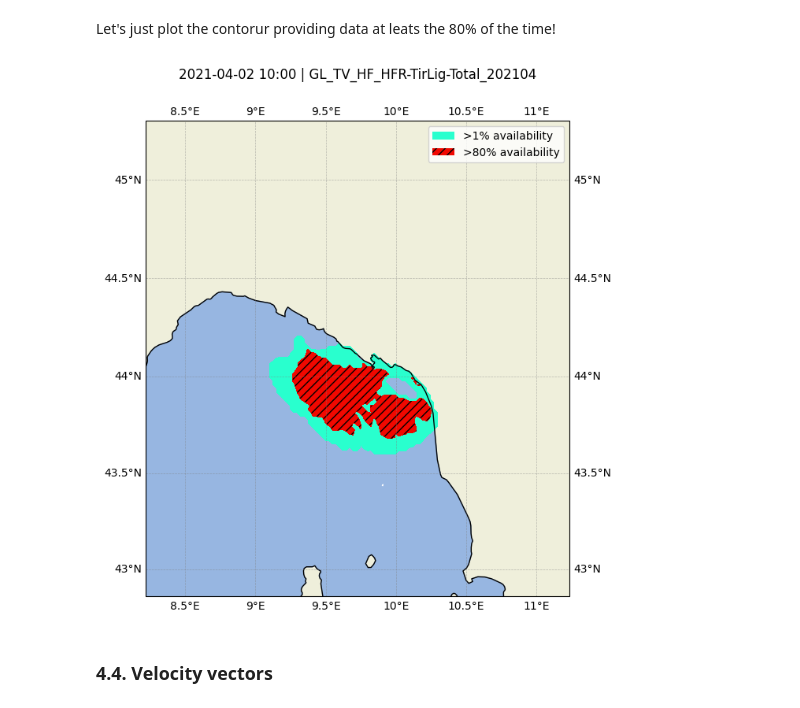
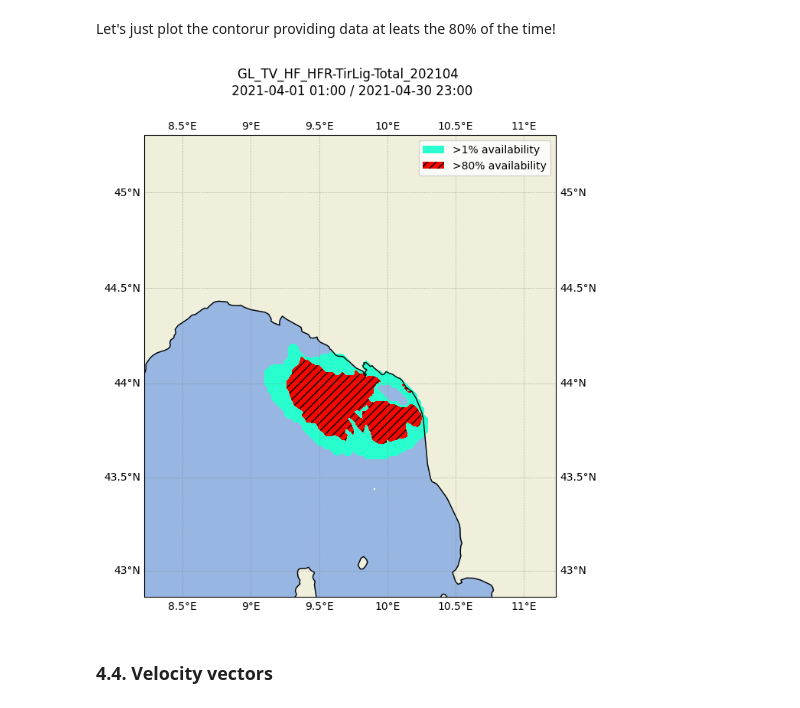
Before and after one commit to CopernicusMarineInsitu/2021-sicomar-summer-school, a Jupyter notebook: visualizing-hfradar-data.ipynb, the cells around one changed output. Cells and saved outputs as stored; diff of their text form; code cells hidden in the pictures.

```diff
--- a/visualizing-hfradar-data.ipynb
+++ b/visualizing-hfradar-data.ipynb
@@ -447,24 +448,25 @@ minima = 80
 # %%
 plt.figure(num=None, figsize=(8, 8), dpi=100, facecolor='w', edgecolor='k')
 ax = plt.axes(projection=ccrs.Mercator())# Map projection
 gl = ax.gridlines(crs=ccrs.PlateCarree(), draw_labels=True, linewidth=0.5, color='gray', alpha=0.5, linestyle='--') #adding grid lines
 #add countours
 cs = ax.contourf(ds['LONGITUDE'], ds['LATITUDE'], data, transform=ccrs.PlateCarree(), cmap=cmap,hatches=['', '///'], levels = [1,minima,100])
-labels = ['>'+str(x)+'% availability' for x in [1,80,100]]
+labels = ['>'+str(x)+'% availability' for x in [1,minima,100]]
 ax.legend(handles=cs.legend_elements()[0], labels=labels)
 #add features
 ax.add_feature(cfeature.LAND)
 ax.add_feature(cfeature.OCEAN)
 ax.add_feature(cfeature.COASTLINE)
 ax.set_extent(extent)#personalized limts
-plt.title(timestamp+' | '+ds.id, pad=25)
+title = ds.id+ ' \n '+timestamp_start+' / '+timestamp_end
+plt.title(title, pad=25)
 
 #uncomment next lines to save the figure
 #figure_name = ds.id+'_coverageCountourf.png'
 #plt.savefig(figure_name)
 plt.show()
 # %% [output]
-[figure, old version]
+[figure, new version]
 # %% [markdown]
 ### 4.4. Velocity vectors
 # %% [markdown]
```
Also changed, not shown: parts of 7 cells of this notebook.
